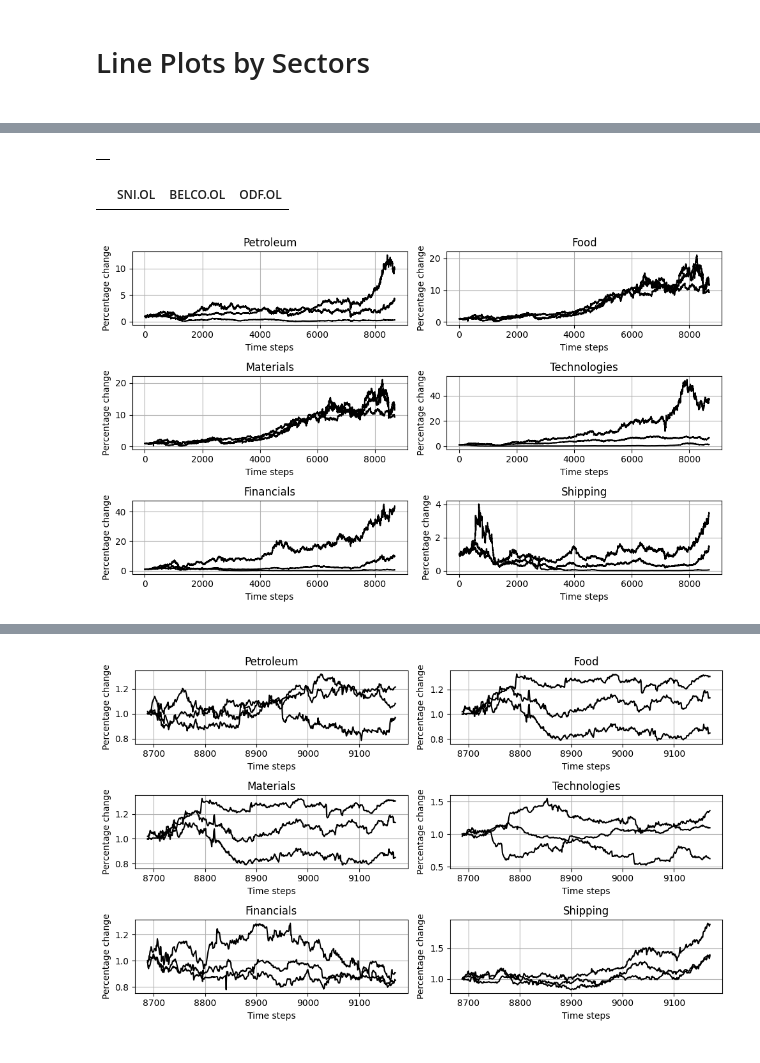
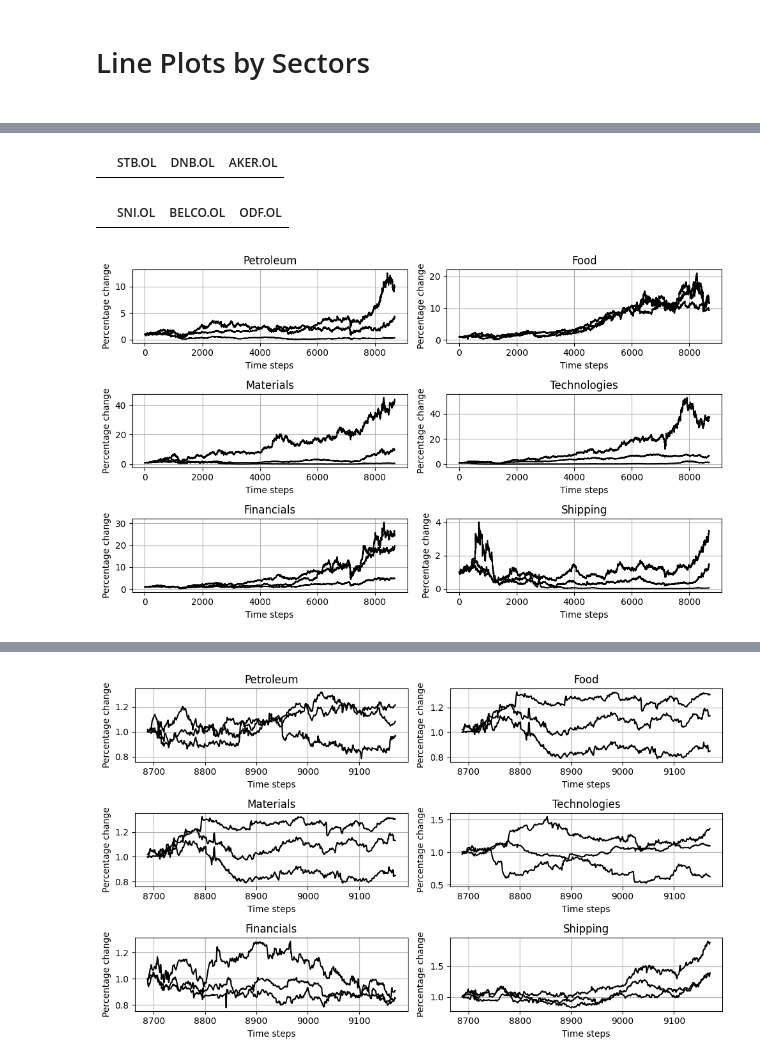
Before and after one commit to DataJakob/BBAN5000-Master-Thesis, a Jupyter notebook: Results/eda.ipynb, the cells around one changed output, grey strips where cells are left out. Saved outputs shown, nothing was run; the diff lists cells and outputs as text; code cells hidden in the pictures.

```diff
--- a/Results/eda.ipynb
+++ b/Results/eda.ipynb
@@ -76,9 +76,9 @@ train.head(0)
 i=2
 # %%
 i=2
-train.iloc[:,(i*3)+i*3:(i+1)*(1+3)].head(0)
+train.iloc[:,(i*6):3+(i*6)].head(0)
 # %% [output]
-|  |
+|  | STB.OL | DNB.OL | AKER.OL |
 # %%
 i=2
 train.iloc[:, 3+i*6:(i+1)*6].head(0)
@@ -87,28 +87,28 @@ train.iloc[:, 3+i*6:(i+1)*6].head(0)
 # %%
 def z_score(arr):
     answer = (arr-arr.mean()) / arr.std()
     return answer
 
 sector_names = [["Petroleum", "Food"],["Materials", "Technologies"], ["Financials", "Shipping"]]
 fig, ax = plt.subplots(3,2, figsize=(10,6))
 for i in range(0,3,1):
-    ax[i,0].plot((np.cumprod(train.iloc[:, i*3:(i+1)*3]+1)), color="black", alpha=1)
-    ax[i,1].plot((np.cumprod(train.iloc[:, 3+i*6 : (i+1)*6]+1)), color="black", alpha=1)
+    ax[i,0].plot((np.cumprod(train.iloc[:,(i*6):3+(i*6)]+1)), color="black", alpha=1)
+    ax[i,1].plot((np.cumprod(train.iloc[:, 3+i*6:(i+1)*6]+1)), color="black", alpha=1)
 
     ax[i,0].set_title(sector_names[i][0])
     ax[i,1].set_title(sector_names[i][1])
 
     ax[i,0].set_xlabel("Time steps")
     ax[i,1].set_xlabel("Time steps")
 
     ax[i,0].set_ylabel("Percentage change")
     ax[i,1].set_ylabel("Percentage change")
 
     ax[i,0].grid()
     ax[i,1].grid()
 fig.tight_layout()
 # %% [output]
-[figure, old version]
+[figure, new version]
 # %%
 def z_score(arr):
     answer = (arr-arr.mean()) / arr.std()
```
Also changed, not shown: parts of 1 cell of this notebook, 40 other files.
